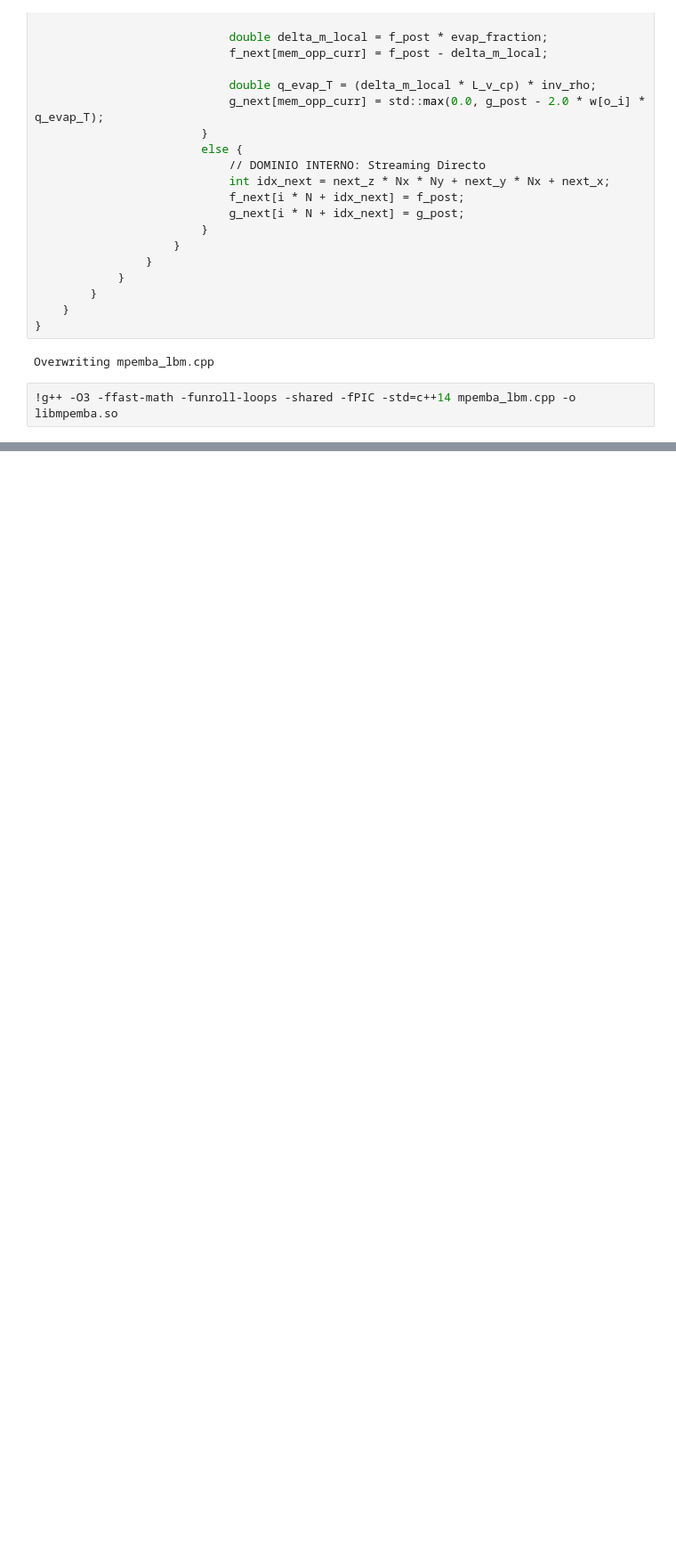
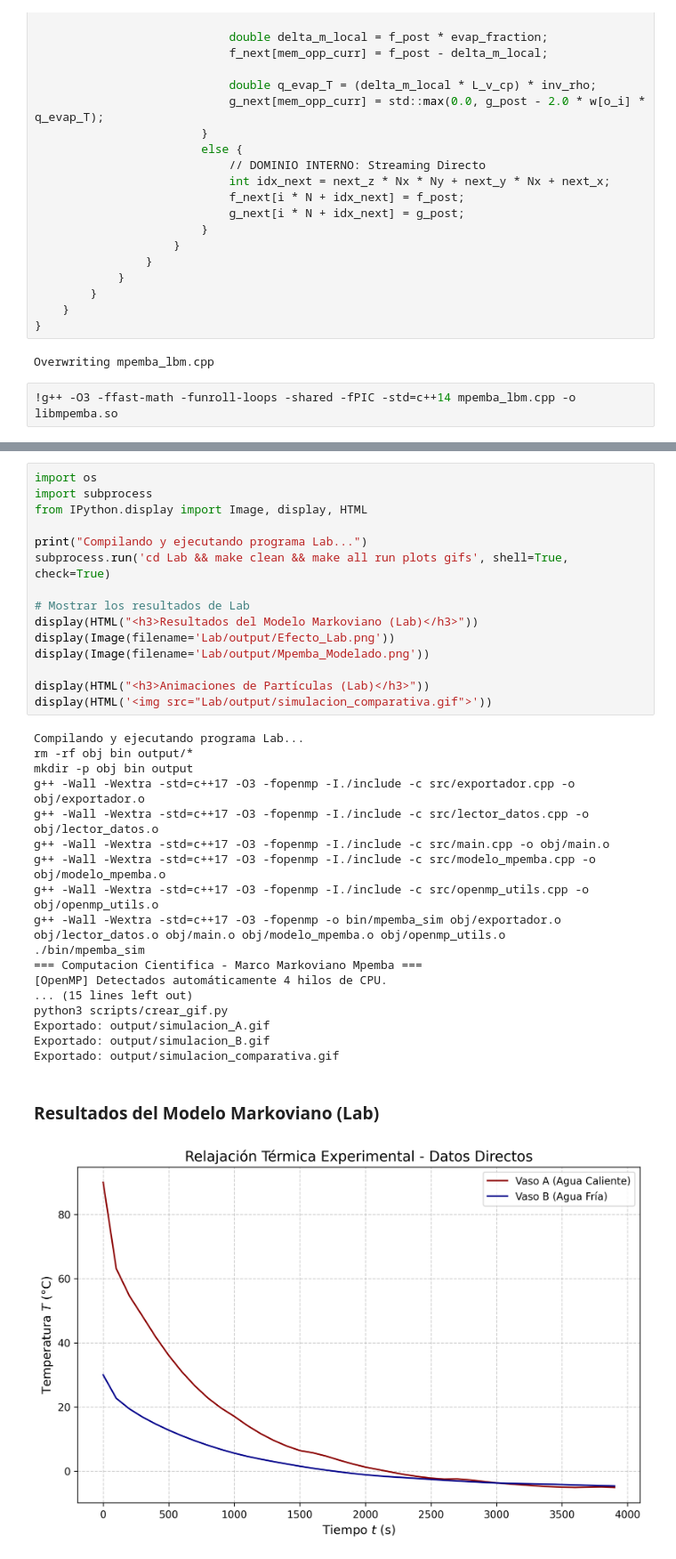
Before and after one commit to Darkenis065/Mpemba, a Jupyter notebook: Mpemba3.ipynb, the cells around one changed output, grey strips where cells are left out. Shown at 89% size. Drawn from its saved outputs; the diff is of its cells as text; blank space fills up the shorter version.

```diff
--- a/Mpemba3.ipynb
+++ b/Mpemba3.ipynb
@@ -390,3 +396,38 @@ Gráfica de masa exportada: grafica_masa_mpemba.png
 Proceso de simulación y post-procesamiento finalizado con éxito.
 # %% [markdown]
 ![Efecto_Lab.png](attachment:9c89e94b-8648-4c6f-817f-eb4fe12742e9.png)
+# %%
+import os
+import subprocess
+from IPython.display import Image, display, HTML
+
+print("Compilando y ejecutando programa Lab...")
+subprocess.run('cd Lab && make clean && make all run plots gifs', shell=True, check=True)
+
+# Mostrar los resultados de Lab
+display(HTML("<h3>Resultados del Modelo Markoviano (Lab)</h3>"))
+display(Image(filename='Lab/output/Efecto_Lab.png'))
+display(Image(filename='Lab/output/Mpemba_Modelado.png'))
+
+display(HTML("<h3>Animaciones de Partículas (Lab)</h3>"))
+display(HTML('<img src="Lab/output/simulacion_comparativa.gif">'))
+# %% [output]
+Compilando y ejecutando programa Lab...
+rm -rf obj bin output/*
+mkdir -p obj bin output
+g++ -Wall -Wextra -std=c++17 -O3 -fopenmp -I./include -c src/exportador.cpp -o obj/exportador.o
+g++ -Wall -Wextra -std=c++17 -O3 -fopenmp -I./include -c src/lector_datos.cpp -o obj/lector_datos.o
+g++ -Wall -Wextra -std=c++17 -O3 -fopenmp -I./include -c src/main.cpp -o obj/main.o
+g++ -Wall -Wextra -std=c++17 -O3 -fopenmp -I./include -c src/modelo_mpemba.cpp -o obj/modelo_mpemba.o
+g++ -Wall -Wextra -std=c++17 -O3 -fopenmp -I./include -c src/openmp_utils.cpp -o obj/openmp_utils.o
+g++ -Wall -Wextra -std=c++17 -O3 -fopenmp -o bin/mpemba_sim obj/exportador.o obj/lector_datos.o obj/main.o obj/modelo_mpemba.o obj/openmp_utils.o
+./bin/mpemba_sim
+=== Computacion Cientifica - Marco Markoviano Mpemba ===
+[OpenMP] Detectados automáticamente 4 hilos de CPU.
+... (15 lines left out)
+python3 scripts/crear_gif.py
+Exportado: output/simulacion_A.gif
+Exportado: output/simulacion_B.gif
+Exportado: output/simulacion_comparativa.gif
+Resultados del Modelo Markoviano (Lab)
+[figure, added]
```
Also changed, not shown: parts of 3 cells of this notebook, 16 other files.
